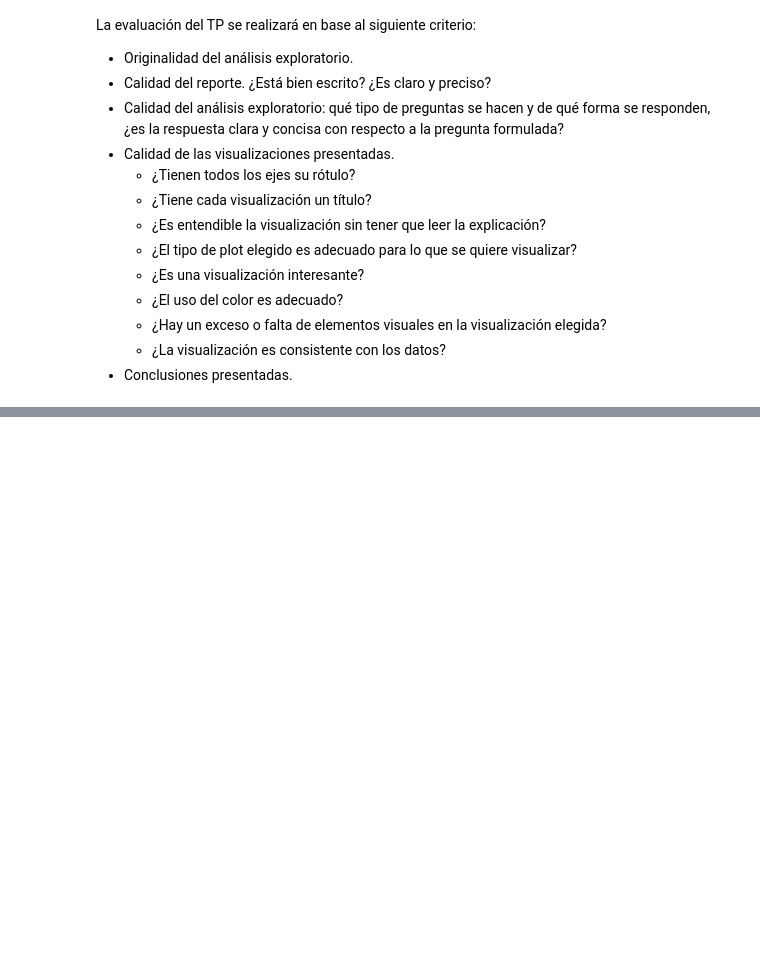
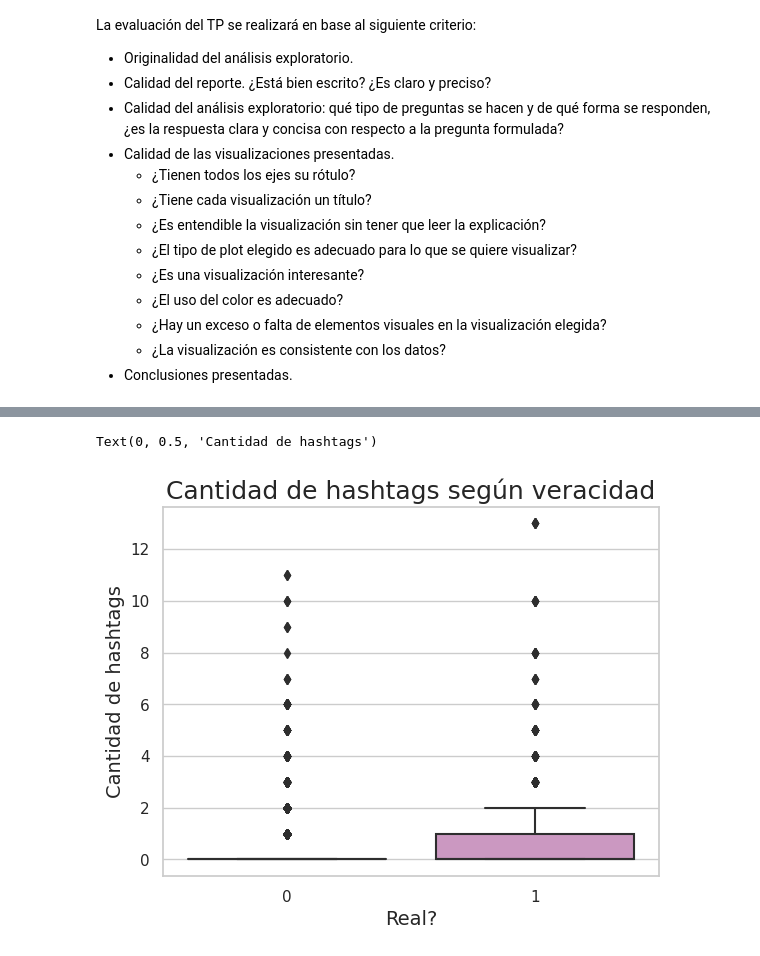
Before and after one commit to vnbarr/75.06-Datos, a Jupyter notebook: notebooks/TP1.ipynb, the cells around one changed output, grey strips where cells are left out. Saved outputs shown, nothing was run; the diff lists cells and outputs as text; code cells hidden in the pictures; blank space fills up the shorter version.

```diff
--- a/notebooks/TP1.ipynb
+++ b/notebooks/TP1.ipynb
@@ -55,0 +297,5 @@ tweets.head()
+# %%
+# cuento la cantidad de hashtags en los tweets
+# nueva columna con el total de hashtags, y los hashtags
+tweets['hashtags'] = tweets.text.apply(lambda x: re.findall(r"#(\w+)", x))
+tweets.head()
@@ -55,0 +309,3 @@ tweets.head()
+# %%
+tweets['hashtags_count'] = tweets.hashtags.str.len()
+tweets.head()
@@ -55,0 +366,10 @@ tweets.head()
+# %%
+# grafico esto para ver si hay relación
+g = sns.boxplot(x="target", y="hashtags_count",
+                     data=tweets, palette="cubehelix")
+g.set_title("Cantidad de hashtags según veracidad", fontsize=18)
+g.set_xlabel("Real?", fontsize=14)
+g.set_ylabel("Cantidad de hashtags", fontsize=14)
+# %% [output]
+Text(0, 0.5, 'Cantidad de hashtags')
+[figure, added]
```
Also changed, not shown: parts of 47 cells of this notebook.
